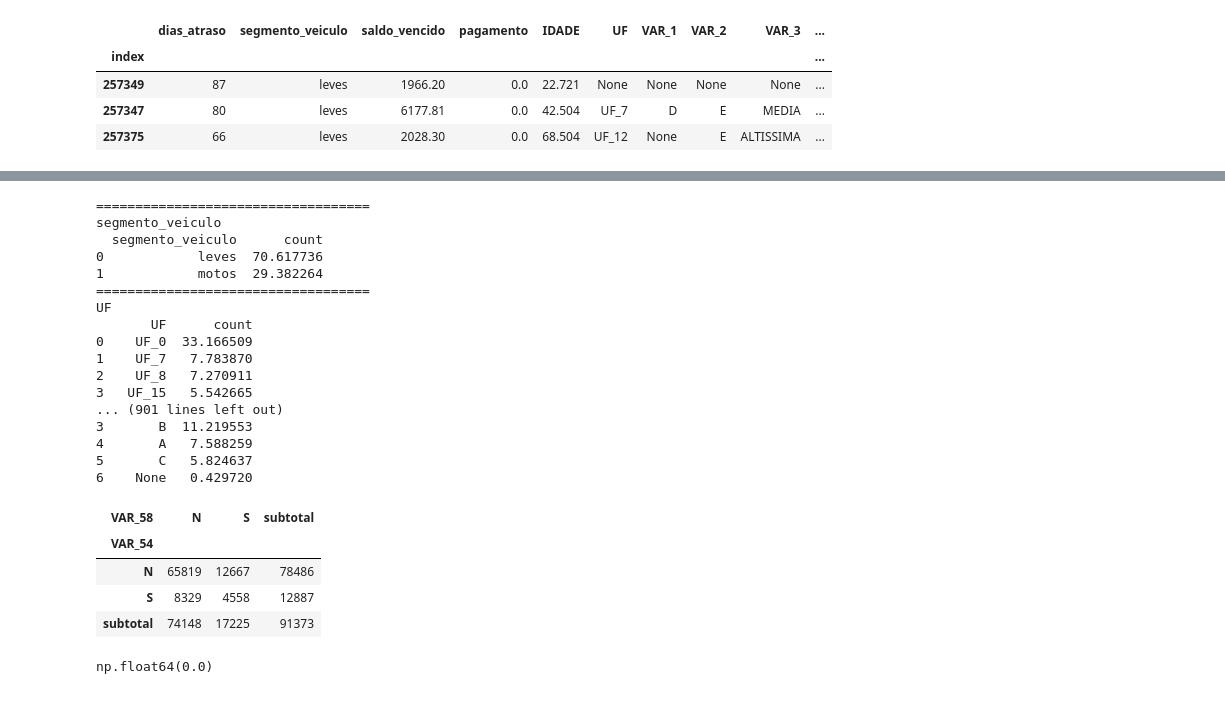
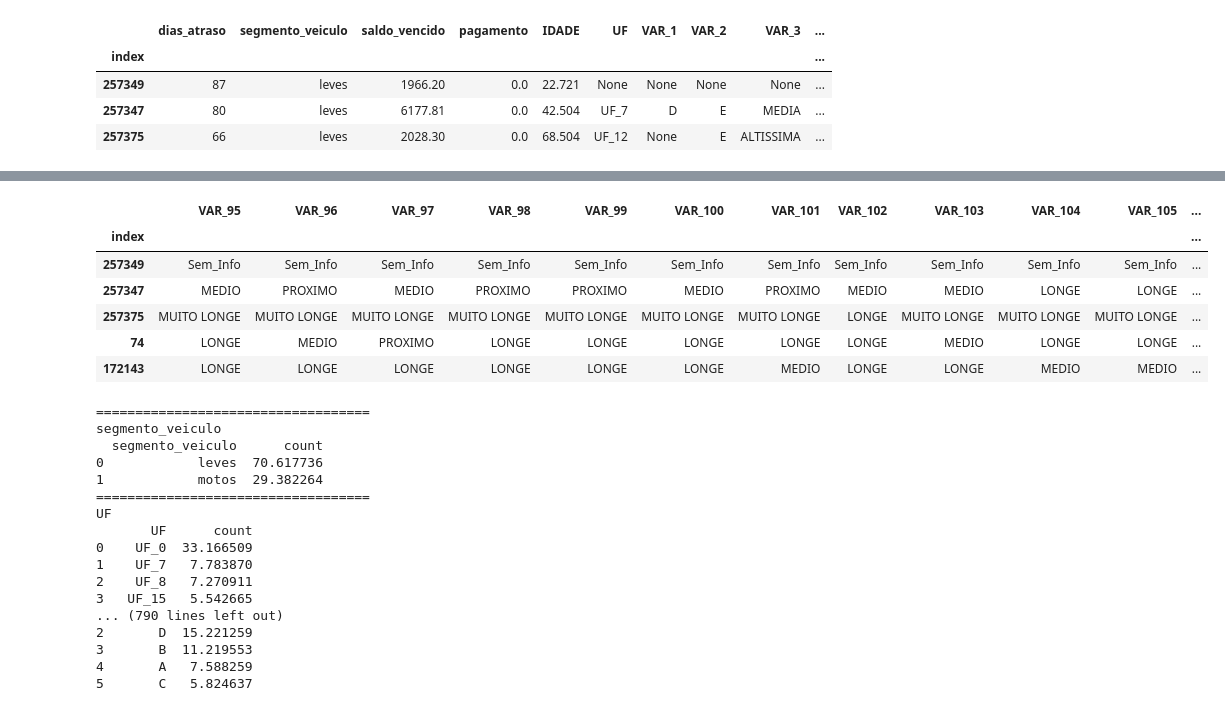
Before and after one commit to HugoCalegari/Estudo_Cobranca, a Jupyter notebook: vCobranca/1.Estudo_Variaveis/1.Exploracao_1.ipynb, the cells around one changed output, grey strips where cells are left out. Drawn from its saved outputs; the diff is of its cells as text; code cells hidden in the pictures.

```diff
--- a/vCobranca/1.Estudo_Variaveis/1.Exploracao_1.ipynb
+++ b/vCobranca/1.Estudo_Variaveis/1.Exploracao_1.ipynb
@@ -55,12 +95,27 @@ dados_full.head(3).select_dtypes(include=['object'])
+# %%
+# Categóricas ordinais 2
+
+cat[['VAR_95', 'VAR_96', 'VAR_97', 'VAR_98', 'VAR_99', 'VAR_100', 'VAR_101', 'VAR_102', 'VAR_103', 'VAR_104', 'VAR_105', 'VAR_106', 'VAR_107', 'VAR_108',
+     'VAR_109', 'VAR_110', 'VAR_111', 'VAR_112', 'VAR_113', 'VAR_114', 'VAR_115', 'VAR_116', 'VAR_117', 'VAR_118', 'VAR_119', 'VAR_120', 'VAR_121',
+     'VAR_122', 'VAR_123', 'VAR_124', 'VAR_125', 'VAR_126', 'VAR_127', 'VAR_128', 'VAR_129', 'VAR_130', 'VAR_131', 'VAR_132', 'VAR_133',
+     'VAR_304', 'VAR_306', 'VAR_307', 'VAR_308']].head()
+# %% [output]
+|  | VAR_95 | VAR_96 | VAR_97 | VAR_98 | VAR_99 | VAR_100 | VAR_101 | VAR_102 | VAR_103 | VAR_104 | VAR_105 | ... |
+| index |  |  |  |  |  |  |  |  |  |  |  | ... |
+| 257349 | Sem_Info | Sem_Info | Sem_Info | Sem_Info | Sem_Info | Sem_Info | Sem_Info | Sem_Info | Sem_Info | Sem_Info | Sem_Info | ... |
+| 257347 | MEDIO | PROXIMO | MEDIO | PROXIMO | PROXIMO | MEDIO | PROXIMO | MEDIO | MEDIO | LONGE | LONGE | ... |
+| 257375 | MUITO LONGE | MUITO LONGE | MUITO LONGE | MUITO LONGE | MUITO LONGE | MUITO LONGE | MUITO LONGE | LONGE | MUITO LONGE | MUITO LONGE | MUITO LONGE | ... |
+| 74 | LONGE | MEDIO | PROXIMO | LONGE | LONGE | LONGE | LONGE | LONGE | MEDIO | LONGE | LONGE | ... |
+| 172143 | LONGE | LONGE | LONGE | LONGE | LONGE | LONGE | MEDIO | LONGE | LONGE | MEDIO | MEDIO | ... |
 # %%
 # Tabelas de frequências das variáveis categóricas
     # Variáveis categóricas com mais de 85% dos valores concentrados em um nível serão desconsideradas:
     # VAR_2, VAR_42, VAR_44, VAR_45, VAR_46, VAR_47, VAR_48, VAR_50, VAR_51, VAR_52, VAR_53, VAR_55, VAR_56, VAR_57, VAR_113, VAR_256
 
-for i in dados_full.select_dtypes(include=['object']).columns:
+for i in cat.columns:
     print('===================================')
     print(i)
-    print(conta_categorias(variavel=i, df = dados_full)[1])
+    print(conta_categorias(variavel=i, df = cat, dropna=True)[1])
 # %% [output]
 ===================================
 segmento_veiculo
@@ -74,17 +129,8 @@ UF
 1    UF_7   7.783870
 2    UF_8   7.270911
 3   UF_15   5.542665
-... (901 lines left out)
+... (790 lines left out)
+2       D  15.221259
 3       B  11.219553
 4       A   7.588259
 5       C   5.824637
-6    None   0.429720
-# %%
-tc = pd.crosstab(dados_full['VAR_54'], dados_full['VAR_58'], margins=True, margins_name="subtotal")
-tc
-# %% [output]
-| VAR_58 | N | S | subtotal |
-| VAR_54 |  |  |  |
-| N | 65819 | 12667 | 78486 |
-| S | 8329 | 4558 | 12887 |
-| subtotal | 74148 | 17225 | 91373 |
@@ -96,4 +136,0 @@ chi, p, dof, expected = chi2_contingency(tc)
-# %%
-p
-# %% [output]
-np.float64(0.0)
```
Also changed, not shown: parts of 17 cells of this notebook.
